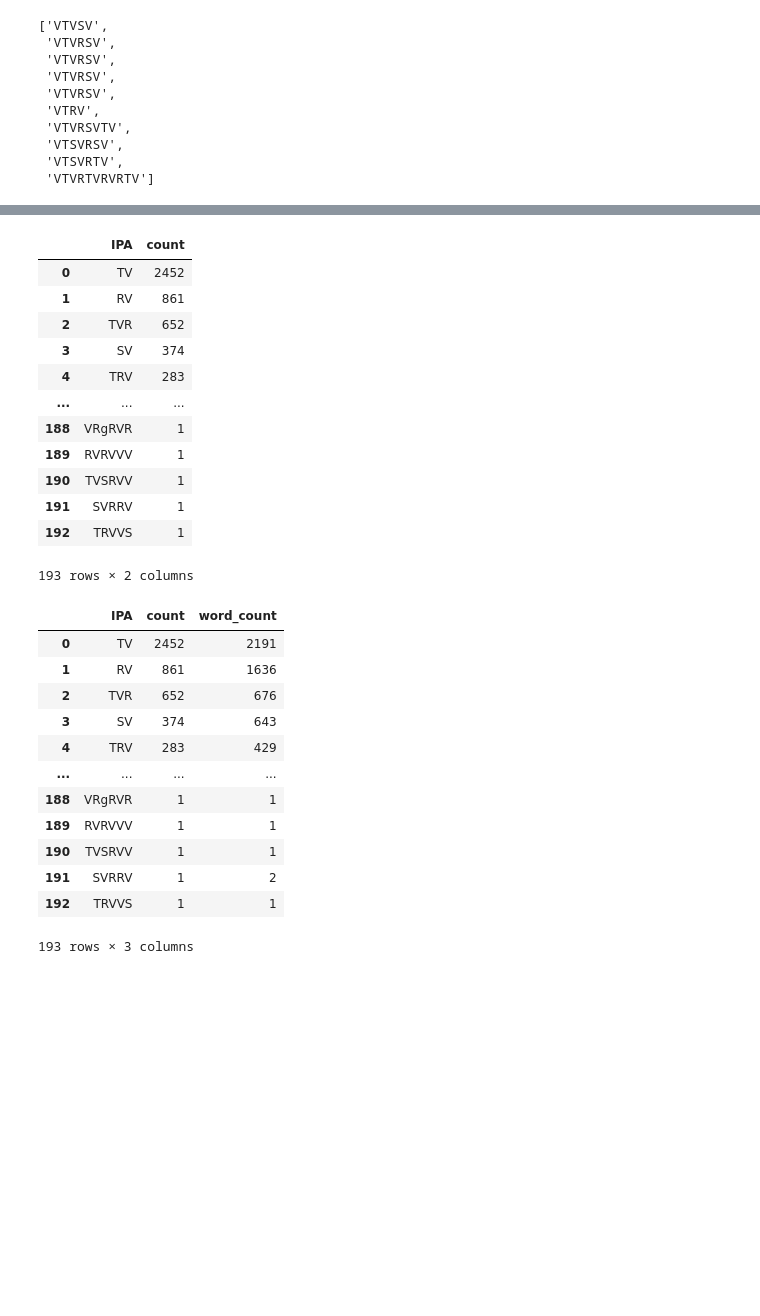
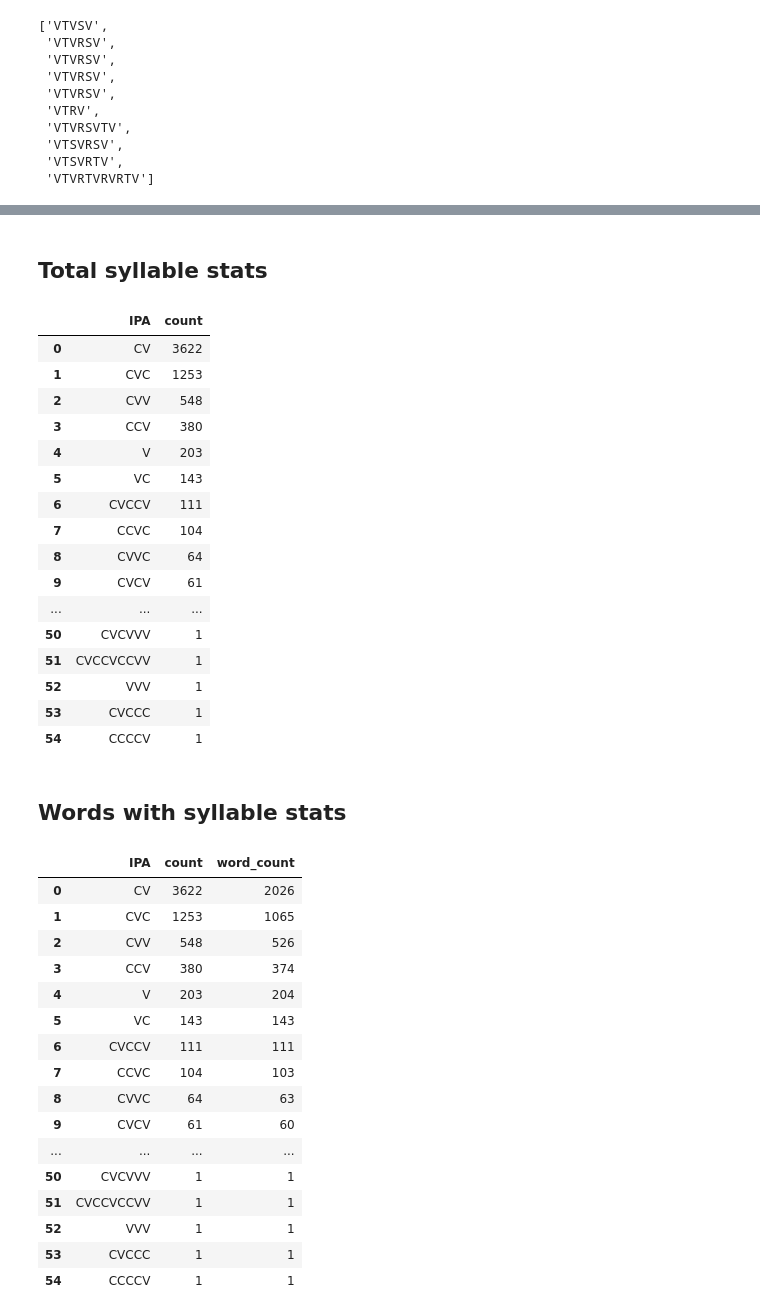
Before and after one commit to Portophon/PtLanka, a Jupyter notebook: CV stats.ipynb, the cells around one changed output, grey strips where cells are left out. Cells and saved outputs as stored; diff of their text form; code cells hidden in the pictures; blank space fills up the shorter version.

Commit message:
Stats in progress

```diff
--- a/CV stats.ipynb
+++ b/CV stats.ipynb
@@ -188,0 +141,5 @@ word_df
+# %%
+word_df["phono_TRSV"] = word_list
+word_list_CV = [re.sub("[SRT]", "C", i) for i in word_list]
+word_df["phono_CV"] = word_list_CV
+word_df
@@ -189,4 +164,3 @@ word_df
 # %%
-word_list_split = [i.split(".") for i in word_list]
+word_list_split = [i.split(".") for i in word_list_CV]
 word_list_split = [item for sublist in word_list_split for item in sublist]
-word_list_split
@@ -232,42 +167,60 @@ Counter({'V': 210,
+# %% [markdown]
+## Total syllable stats
 # %%
+counts = Counter(word_list_split)
 df = pd.DataFrame.from_dict(counts, orient='index').reset_index()
 df.columns = ["IPA", "count"]
 df = df.sort_values(by=["count"],ascending=False).reset_index(drop=True)
 df
 # %% [output]
 |  | IPA | count |
-| 0 | TV | 2452 |
-| 1 | RV | 861 |
-| 2 | TVR | 652 |
-| 3 | SV | 374 |
-| 4 | TRV | 283 |
+| 0 | CV | 3622 |
+| 1 | CVC | 1253 |
+| 2 | CVV | 548 |
+| 3 | CCV | 380 |
+| 4 | V | 203 |
+| 5 | VC | 143 |
+| 6 | CVCCV | 111 |
+| 7 | CCVC | 104 |
+| 8 | CVVC | 64 |
+| 9 | CVCV | 61 |
 | ... | ... | ... |
-| 188 | VRgRVR | 1 |
-| 189 | RVRVVV | 1 |
-| 190 | TVSRVV | 1 |
-| 191 | SVRRV | 1 |
-| 192 | TRVVS | 1 |
+| 50 | CVCVVV | 1 |
+| 51 | CVCCVCCVV | 1 |
+| 52 | VVV | 1 |
+| 53 | CVCCC | 1 |
+| 54 | CCCCV | 1 |
-193 rows × 2 columns
+# %% [markdown]
+## Words with syllable stats
+# %%
+word_list_CV = [re.sub("\.", " ", i) for i in word_list_CV]
+word_list_CV = [re.sub("^", " ", i) for i in word_list_CV]
+word_list_CV = [re.sub("$", " ", i) for i in word_list_CV]
 # %%
 IPA_list = list(df["IPA"])
 in_word_list = []
 for word in IPA_list:
-    matches = len([match for match in word_list if word in match])
+    word_search = " "+ word + " "
+    matches = len([match for match in word_list_CV if word_search in match])
     in_word_list.append(matches)
 df["word_count"] = in_word_list
 df
 # %% [output]
 |  | IPA | count | word_count |
-| 0 | TV | 2452 | 2191 |
-| 1 | RV | 861 | 1636 |
-| 2 | TVR | 652 | 676 |
-| 3 | SV | 374 | 643 |
-| 4 | TRV | 283 | 429 |
+| 0 | CV | 3622 | 2026 |
+| 1 | CVC | 1253 | 1065 |
+| 2 | CVV | 548 | 526 |
+| 3 | CCV | 380 | 374 |
+| 4 | V | 203 | 204 |
+| 5 | VC | 143 | 143 |
+| 6 | CVCCV | 111 | 111 |
+| 7 | CCVC | 104 | 103 |
+| 8 | CVVC | 64 | 63 |
+| 9 | CVCV | 61 | 60 |
 | ... | ... | ... | ... |
-| 188 | VRgRVR | 1 | 1 |
-| 189 | RVRVVV | 1 | 1 |
-| 190 | TVSRVV | 1 | 1 |
-| 191 | SVRRV | 1 | 2 |
-| 192 | TRVVS | 1 | 1 |
+| 50 | CVCVVV | 1 | 1 |
+| 51 | CVCCVCCVV | 1 | 1 |
+| 52 | VVV | 1 | 1 |
+| 53 | CVCCC | 1 | 1 |
+| 54 | CCCCV | 1 | 1 |
-193 rows × 3 columns
 # %%
```
Also changed, not shown: parts of 31 cells of this notebook, 5 other files.
